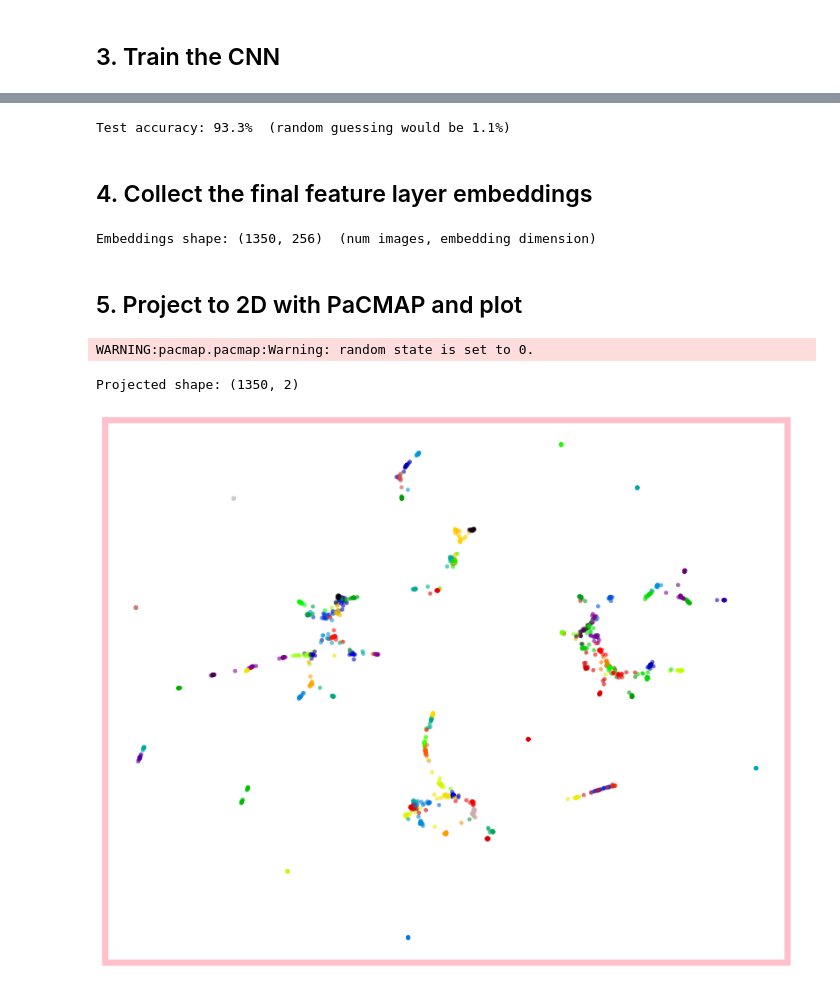
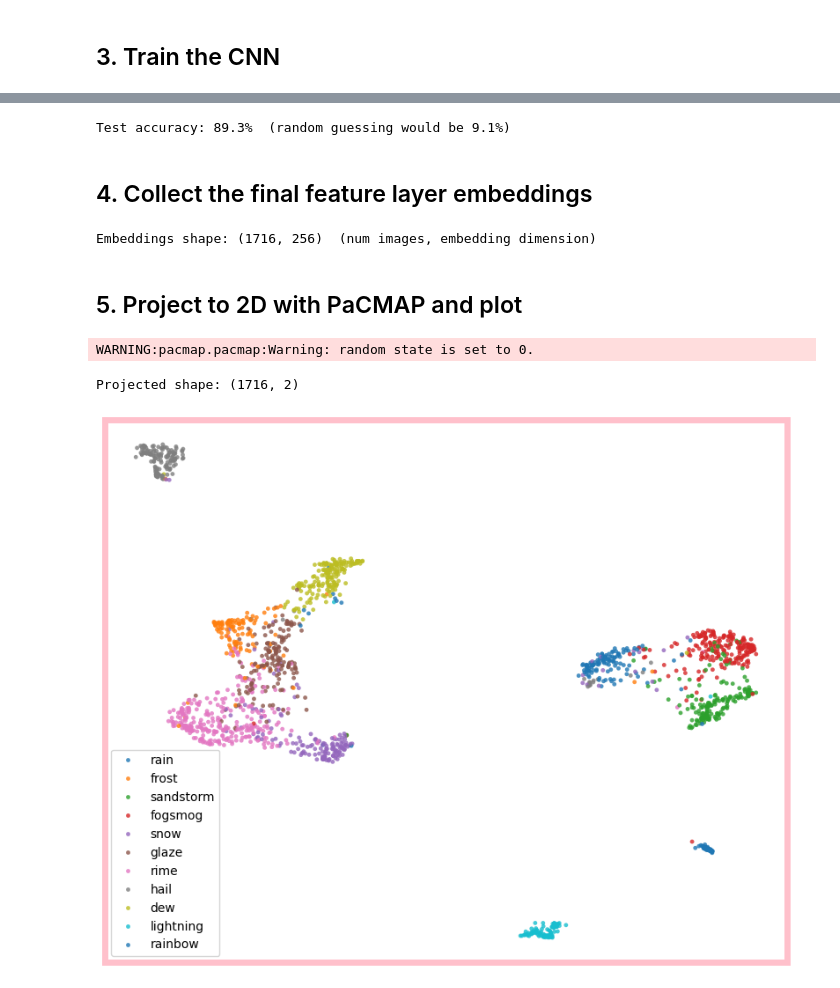
Before and after one commit to DezT-217/data-art-notebooks, a Jupyter notebook: animals_cnn_embeddings_pacmap.ipynb, the cells around one changed output, grey strips where cells are left out. Saved outputs shown, nothing was run; the diff lists cells and outputs as text; code cells hidden in the pictures.

Commit message:
Changed dataset being used from Animals to Weather and created a new scatterplot for it.

```diff
--- a/animals_cnn_embeddings_pacmap.ipynb
+++ b/animals_cnn_embeddings_pacmap.ipynb
@@ -49,18 +51,18 @@ Using device: cuda
 # ============ DATASET CONFIG: edit this cell to switch datasets ============
 
 # --- Download ---
-KAGGLE_SLUG = "iamsouravbanerjee/animal-image-dataset-90-different-animals"  # owner/dataset-name from the Kaggle URL
+KAGGLE_SLUG = "jehanbhathena/weather-dataset"  # owner/dataset-name from the Kaggle URL
 ZIP_NAME    = KAGGLE_SLUG.split("/")[-1] + ".zip"                            # Kaggle names the zip after the dataset
-DATA_ROOT   = "animals_data"                                                 # folder to extract into
+DATA_ROOT   = "dataset"                                                 # folder to extract into
 
 # --- Finding the class folders ---
-MIN_CLASSES = 50      # find_class_root accepts a folder with at least this many subfolders
-                      # (set to roughly half your real class count, or 2 for tiny datasets)
+MIN_CLASSES = 5      # find_class_root accepts a folder with at least this many subfolders
+                     # (set to roughly half your real class count, or 2 for tiny datasets)
 
 # --- Plot 2 ---
 HIGHLIGHT   = ["cat", "dog", "lion", "tiger", "elephant",
                "dolphin", "eagle", "butterfly", "horse", "penguin"]  # class names to color; max 10 with tab10
-DATASET_LABEL = "animals"   # used in plot titles
+DATASET_LABEL = "weather"   # used in plot titles
 
 # --- Optional: values you may want to tune per dataset ---
 IMG_SIZE      = 224   # ResNet's usual input size; keep unless you have a reason
@@ -321,7 +321,7 @@ accuracy = (test_preds == y_test).float().mean()
 
 print(f"Test accuracy: {accuracy:.1%}  (random guessing would be {1 / num_classes:.1%})")
 # %% [output]
-Test accuracy: 93.3%  (random guessing would be 1.1%)
+Test accuracy: 89.3%  (random guessing would be 9.1%)
 # %% [markdown]
 ## 4. Collect the final feature layer embeddings
 # %%
@@ -329,7 +329,7 @@ embeddings = run_in_batches(model.embed, X_test).numpy()
 
 print(f"Embeddings shape: {embeddings.shape}  (num images, embedding dimension)")
 # %% [output]
-Embeddings shape: (1350, 256)  (num images, embedding dimension)
+Embeddings shape: (1716, 256)  (num images, embedding dimension)
 # %% [markdown]
 ## 5. Project to 2D with PaCMAP and plot
 # %%
@@ -339,34 +339,38 @@ embeddings_2d = reducer.fit_transform(embeddings)
 print(f"Projected shape: {embeddings_2d.shape}")
 # %% [output]
 WARNING:pacmap.pacmap:Warning: random state is set to 0.
-Projected shape: (1350, 2)
+Projected shape: (1716, 2)
 # %%
 y_test_np = y_test.numpy()
+y_test_names = np.array(class_names)[y_test_np]
 
 plt.figure(figsize=(10, 8))
 
 ax = sns.scatterplot(
     x=embeddings_2d[:, 0],
     y=embeddings_2d[:, 1],
-    hue=y_test_np,
-    palette="nipy_spectral",
+    hue=y_test_names,
+    palette="tab10",
     s=12,
-    alpha=0.6,
+    alpha=0.8,
     linewidth=0,
-    legend=False,
+    legend=True,
 )
 
 ax.set_xticks([])
 ax.set_yticks([])
 ax.set_xlabel("")
 ax.set_ylabel("")
 
 for spine in ax.spines.values():
     spine.set_visible(True)
     spine.set_edgecolor('pink')
     spine.set_linewidth(5)
 
 ## ax.set_title(f"PaCMAP projection of CNN embeddings — all {num_classes} {DATASET_LABEL} (test set)")
+##plt.savefig("weather_scatterplot.png", dpi=300, bbox_inches="tight")
 plt.show()
+
+##files.download("weather_scatterplot.png")
 # %% [output]
-[figure, old version]
+[figure, new version]
```
Also changed, not shown: parts of 9 cells of this notebook.
